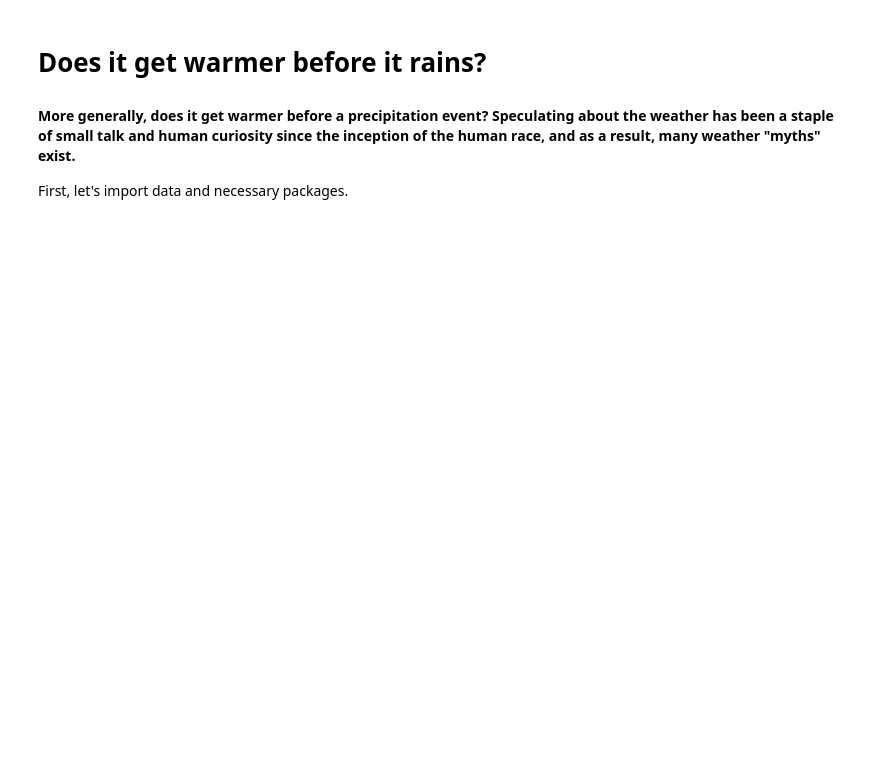
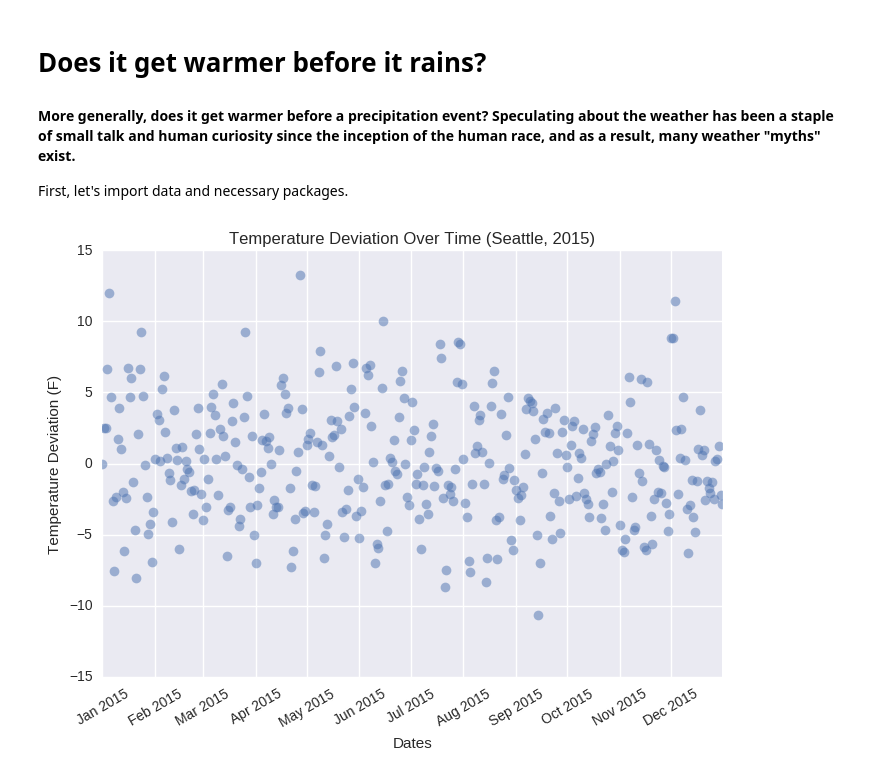
Before and after one commit to williamalu/data_science_weather, a Jupyter notebook: report2.ipynb, the cells around one changed output. Saved outputs shown, nothing was run; the diff lists cells and outputs as text; code cells hidden in the pictures; blank space fills up the shorter version.

```diff
--- a/report2.ipynb
+++ b/report2.ipynb
@@ -25,16 +35,18 @@ df = pd.read_csv("913023.csv", parse_dates=['DATE'], date_parser=dateparse)
 # %%
 #Remove all columns except for STATION, DATE, DAILYAverageDryBulbTemp, DAILYPrecip
+#Make a copy of the original DataFrame
+seatac = df.copy(deep=True)
 
-stations = {'seattle': 'WBAN:24233',
-            'boston': 'WBAN:14739',
-            'lexington': 'WBAN:93820',
-            'san diego': 'WBAN:93107'}
-
-#Make a copy of the original DataFrame
-seatac_2015 = df.copy(deep=True)
+#Uses DATE column as row index for resampling purposes later
+seatac.set_index('DATE', inplace=True)
 
 #Select rows of data for Seattle (WBAN:24233)
-seatac_2015 = df.loc[df['STATION'] == stations['seattle']]
+seatac = seatac.loc[seatac['STATION'] == stations['seattle']]
 
 #Select columns with data we need
-seatac_2015 = seatac_2015[['STATION', 'DATE', 'DAILYAverageDryBulbTemp', 'DAILYPrecip']]
+seatac = seatac[['STATION', 'DAILYAverageDryBulbTemp', 'DAILYPrecip']]
+
+#Select 2015 data
+seatac_2015 = seatac.copy(deep=True)
+seatac_2015 = seatac_2015.ix['2015-01-01':'2015-12-31']
+# display(seatac_2015)
@@ -40,0 +75,27 @@ seatac_2015 = seatac_2015[['STATION', 'DATE', 'DAILYAverageDryBulbTemp', 'DAILYP
+# %%
+# Takes the 3 day moving average of temperature
+seatac_2015['MOVAvg'] = seatac_2015.rolling(window='3D', min_periods=1).mean()['DAILYAverageDryBulbTemp']
+
+# display(seatac_2015)
+# %%
+# Calculates deviation from the moving average for the previous three days of temperature data
+for d in seatac_2015.index:
+    if d.month == 1 and d.day == 1:
+        seatac_2015.loc[d, 'DEVFromAvg'] = 0
+    else:
+        seatac_2015.loc[d, 'DEVFromAvg'] = seatac_2015.loc[d, 'DAILYAverageDryBulbTemp'] - seatac_2015.loc[d-1, 'MOVAvg']
+
+# display(seatac_2015)
+# %%
+# Graph scatterplot of temperature deviations over time
+temp_deviation = seatac_2015.copy(deep=True)
+temp_deviation = temp_deviation['DEVFromAvg']
+
+plot_date(seatac_2015.index.astype(datetime), seatac_2015.DEVFromAvg, alpha=0.5)
+plt.xticks(rotation=30)
+plt.xlabel('Dates')
+plt.ylabel('Temperature Deviation (F)')
+plt.title('Temperature Deviation Over Time (Seattle, 2015)')
+plt.show()
+# %% [output]
+[figure, added]
```
Also changed, not shown: parts of 9 cells of this notebook.
